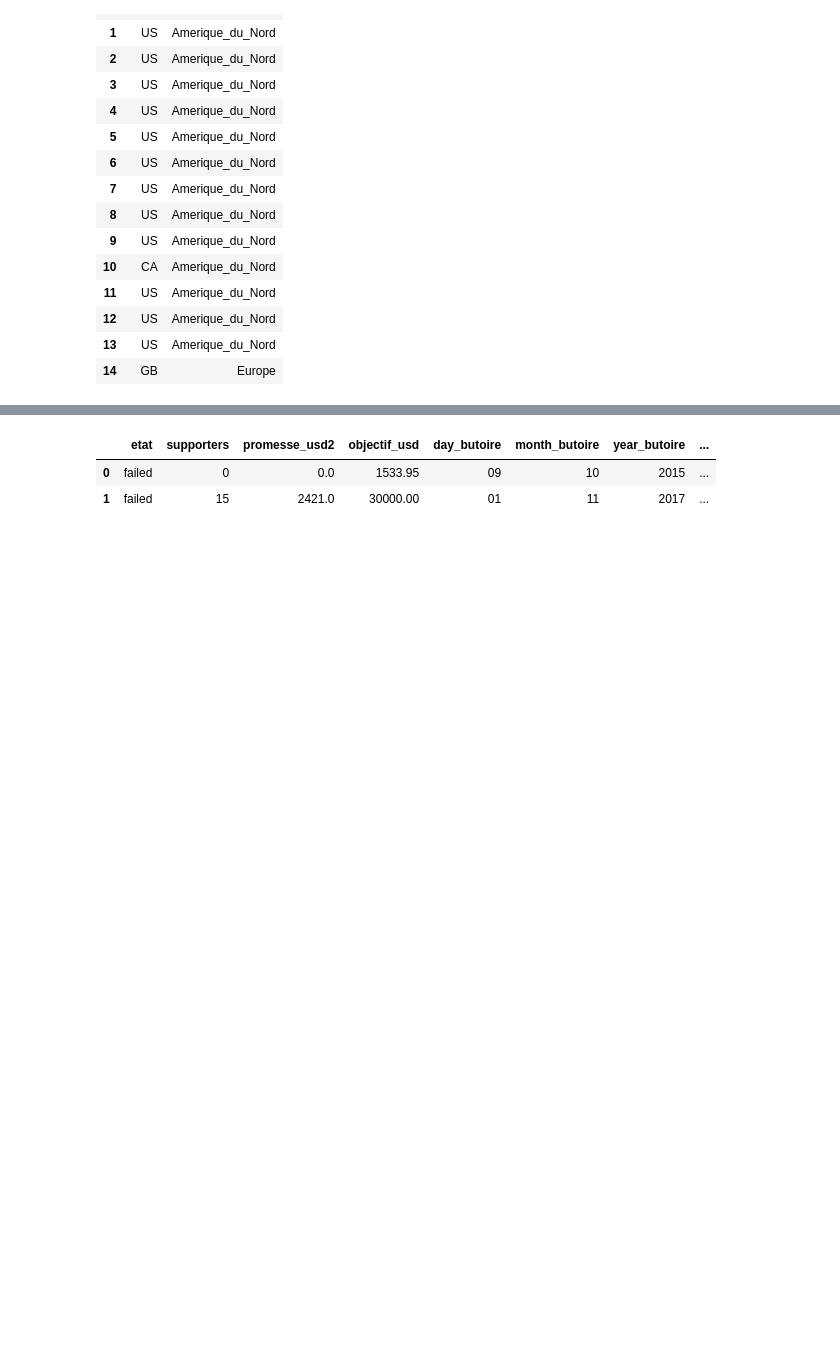
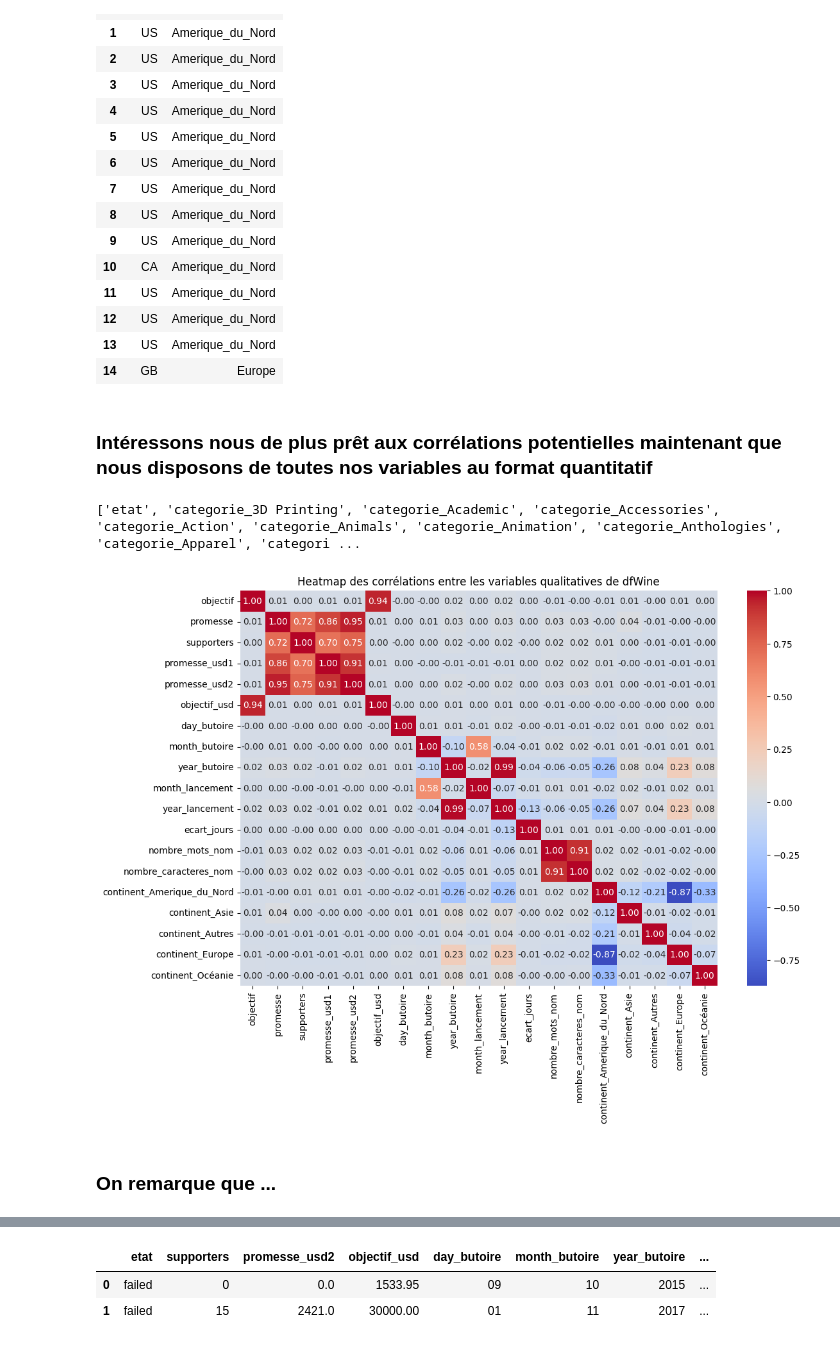
Before and after one commit to MatheoRoucheCNAM/Projet_Financement, a Jupyter notebook: Notebook_Matheo.ipynb, the cells around one changed output, grey strips where cells are left out. Saved outputs shown, nothing was run; the diff lists cells and outputs as text; code cells hidden in the pictures; blank space fills up the shorter version.

```diff
--- a/Notebook_Matheo.ipynb
+++ b/Notebook_Matheo.ipynb
@@ -418,3 +430,27 @@ display(financement[['pays', 'continent']].head(15))
 # %%
 # Dummification de Continent
 financement = pd.get_dummies(financement, columns=["continent"], drop_first=False) # Suppression de la variable initiale
+# %% [markdown]
+### **Intéressons nous de plus prêt aux corrélations potentielles maintenant que nous disposons de toutes nos variables au format quantitatif**
+# %%
+# Suppression des colonnes non quantitatives
+financement_quanti = financement.drop(['ID', 'nom', 'date_butoire', 'lancement', 'pays'], axis=1)
+filter_categ = financement_quanti.filter(like='categorie').columns
+filter_monaie = financement_quanti.filter(like='monaie').columns
+
+drop_list = ['etat'] # Target non quanti
+drop_list.extend(filter_categ)
+drop_list.extend(filter_monaie)
+
+print(drop_list)
+
+correlation = financement_quanti.drop(drop_list, axis=1).corr()
+plt.figure(figsize=(12, 8))
+sns.heatmap(correlation, annot=True, cmap='coolwarm', fmt='.2f')
+plt.title('Heatmap des corrélations entre les variables qualitatives de dfWine')
+plt.show()
+# %% [output]
+['etat', 'categorie_3D Printing', 'categorie_Academic', 'categorie_Accessories', 'categorie_Action', 'categorie_Animals', 'categorie_Animation', 'categorie_Anthologies', 'categorie_Apparel', 'categori ...
+[figure, added]
+# %% [markdown]
+### On **remarque** que ...
```
Also changed, not shown: parts of 10 cells of this notebook.
